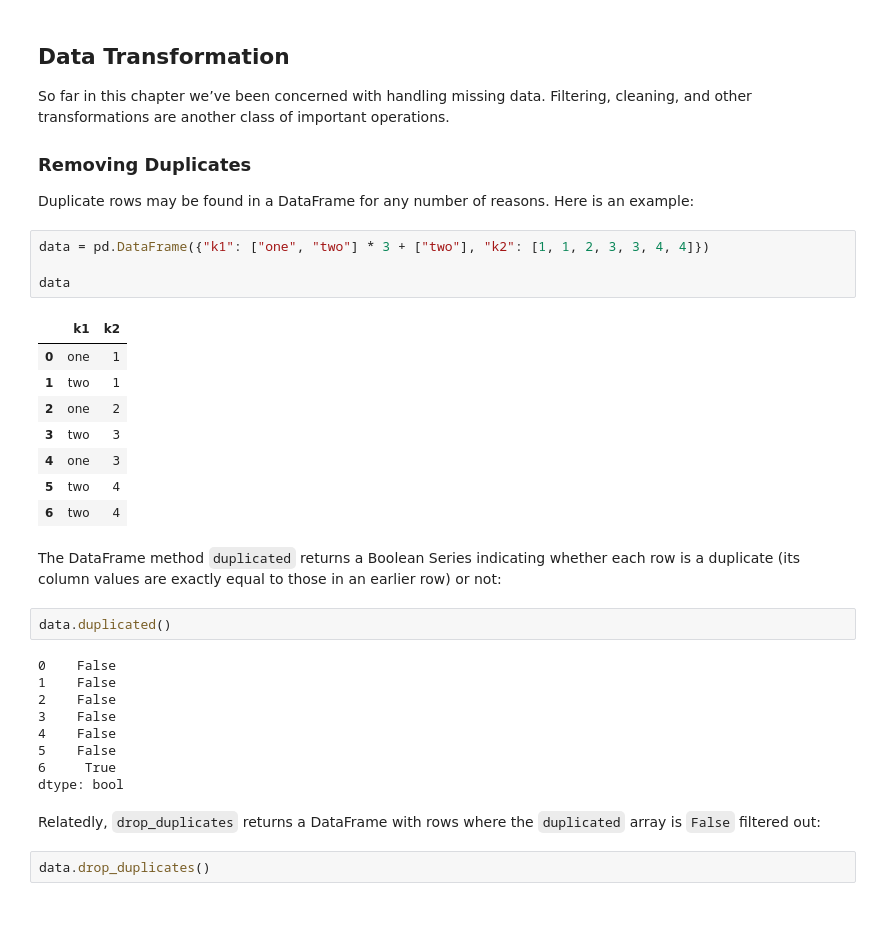
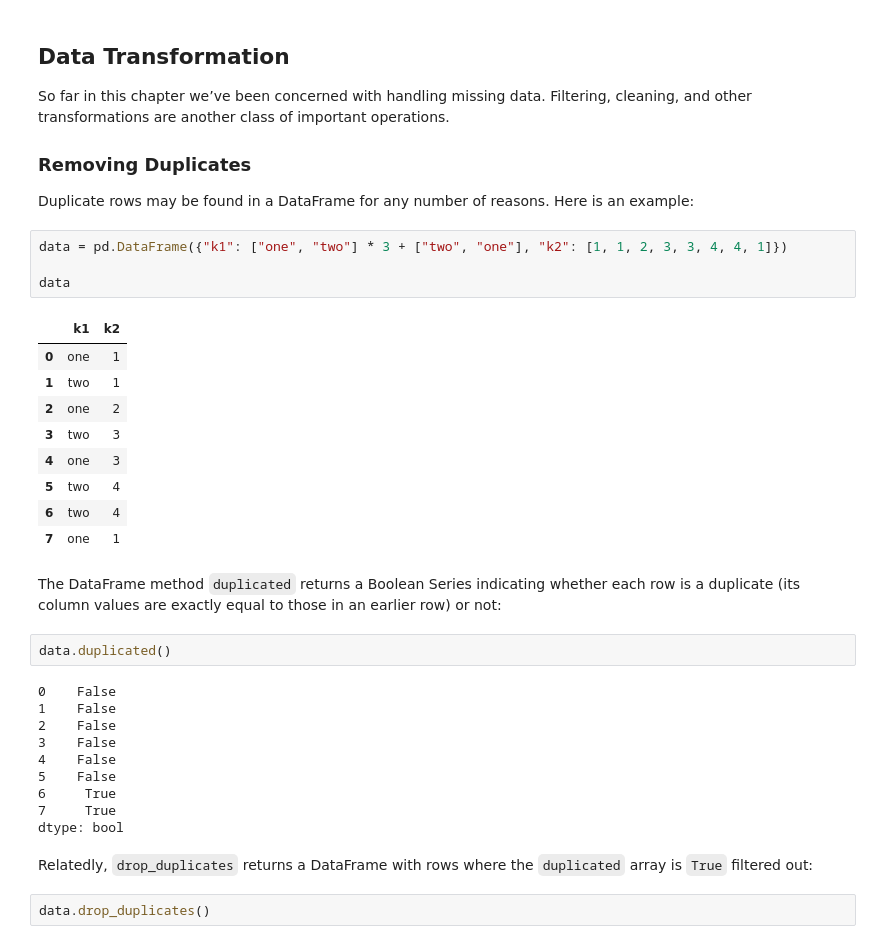
Before and after one commit to yamenkaba/training-bigdata-lab, a Jupyter notebook: Section 03 Pandas/3.5 Data Cleaning and Preparation.ipynb, the cells around one changed output. Saved outputs shown, nothing was run; the diff lists cells and outputs as text; blank space fills up the shorter version.

```diff
--- a/Section 03 Pandas/3.5 Data Cleaning and Preparation.ipynb
+++ b/Section 03 Pandas/3.5 Data Cleaning and Preparation.ipynb
@@ -272,18 +281,19 @@ So far in this chapter we’ve been concerned with handling missing data. Filter
 
 Duplicate rows may be found in a DataFrame for any number of reasons. Here is an example:
 # %%
-data = pd.DataFrame({"k1": ["one", "two"] * 3 + ["two"], "k2": [1, 1, 2, 3, 3, 4, 4]})
+data = pd.DataFrame({"k1": ["one", "two"] * 3 + ["two", "one"], "k2": [1, 1, 2, 3, 3, 4, 4, 1]})
 
 data
 # %% [output]
 |  | k1 | k2 |
 | 0 | one | 1 |
 | 1 | two | 1 |
 | 2 | one | 2 |
 | 3 | two | 3 |
 | 4 | one | 3 |
 | 5 | two | 4 |
 | 6 | two | 4 |
+| 7 | one | 1 |
 # %% [markdown]
 The DataFrame method `duplicated` returns a Boolean Series indicating whether each row is a duplicate (its column values are exactly equal to those in an earlier row) or not:
 # %%
@@ -296,9 +306,10 @@ data.duplicated()
 4    False
 5    False
 6     True
+7     True
 dtype: bool
 # %% [markdown]
-Relatedly, `drop_duplicates` returns a DataFrame with rows where the `duplicated` array is `False` filtered out:
+Relatedly, `drop_duplicates` returns a DataFrame with rows where the `duplicated` array is `True` filtered out:
 # %%
 data.drop_duplicates()
 # %% [output]
```
Also changed, not shown: parts of 61 cells of this notebook, 7 other files.
